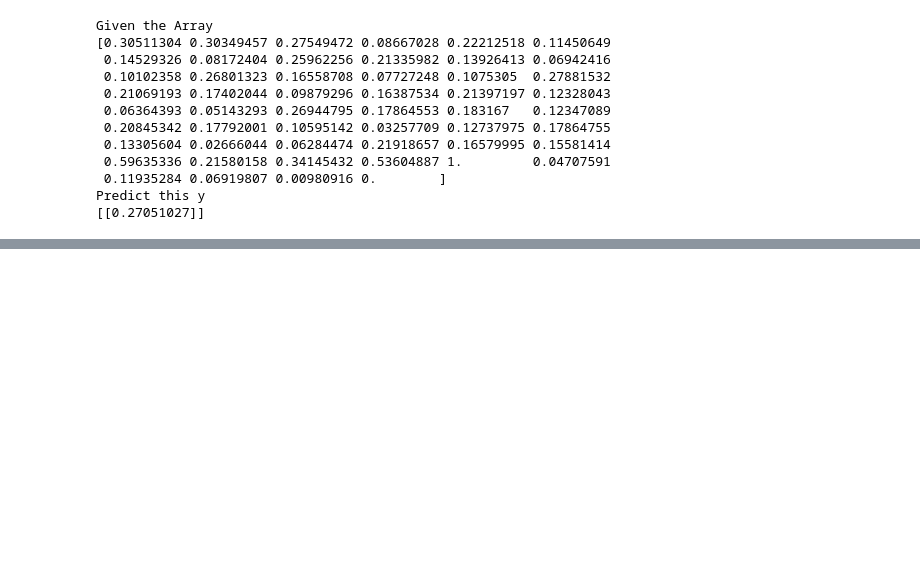
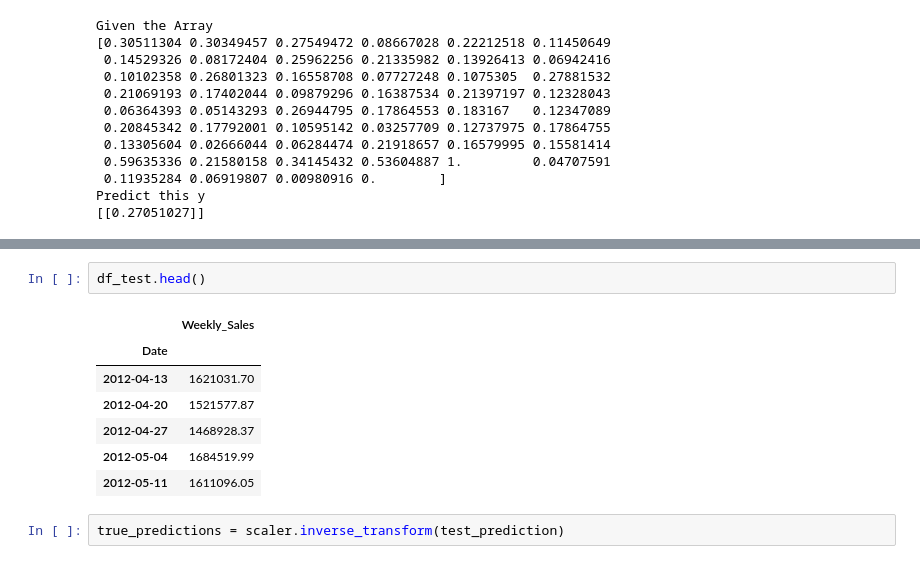
Before and after one commit to NishanD21/Walmart-Store-Sales-Forecasting, a Jupyter notebook: ws_lstm.ipynb, the cells around one changed output, grey strips where cells are left out. Cells and saved outputs as stored; diff of their text form; blank space fills up the shorter version.

```diff
--- a/ws_lstm.ipynb
+++ b/ws_lstm.ipynb
@@ -166,0 +312,12 @@ model.add
+# %%
+df_test.head()
+# %% [output]
+|  | Weekly_Sales |
+| Date |  |
+| 2012-04-13 | 1621031.70 |
+| 2012-04-20 | 1521577.87 |
+| 2012-04-27 | 1468928.37 |
+| 2012-05-04 | 1684519.99 |
+| 2012-05-11 | 1611096.05 |
+# %%
+true_predictions = scaler.inverse_transform(test_prediction)
```
Also changed, not shown: parts of 14 cells of this notebook.
